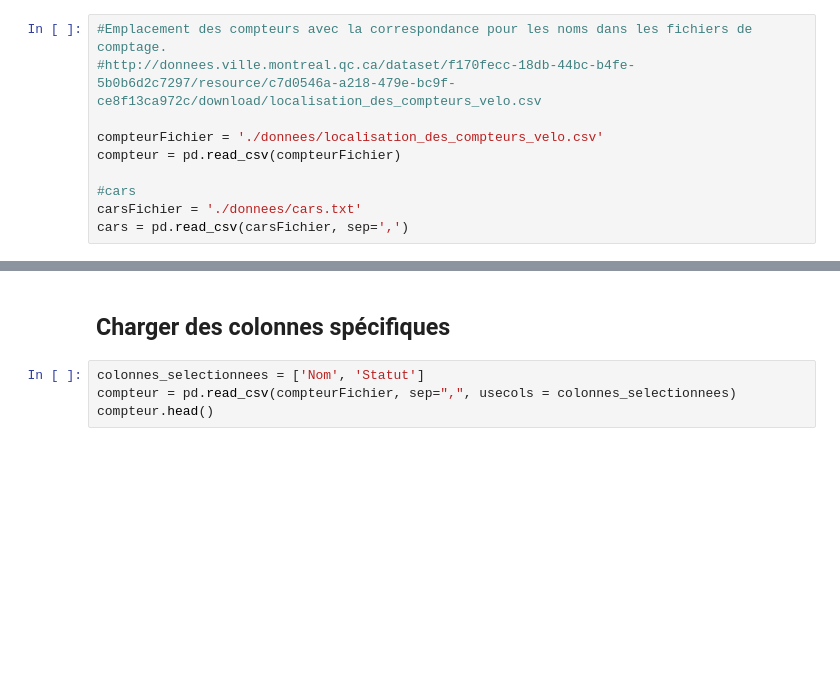
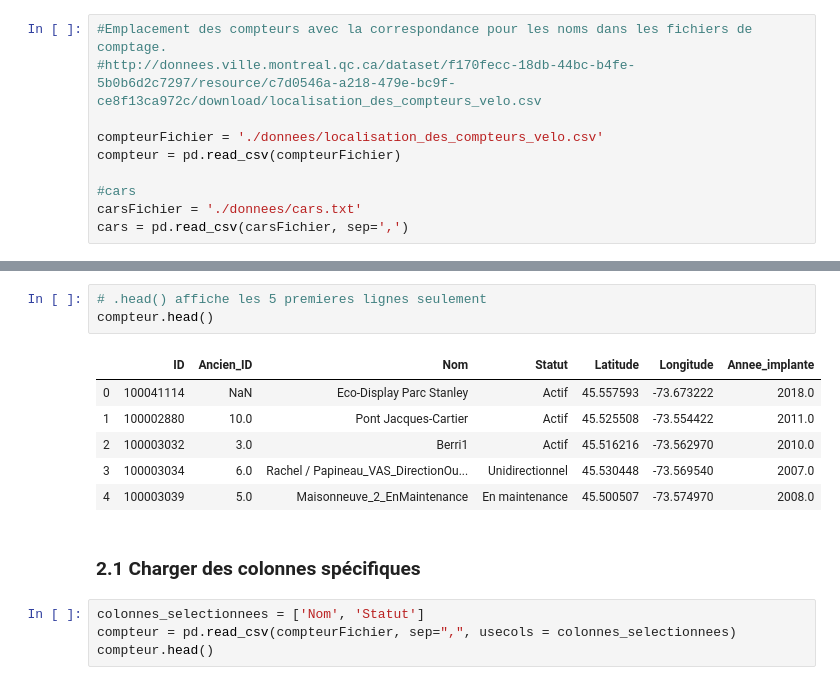
Before and after one commit to christinevaluc/faps, a Jupyter notebook: pandas-tutoriel.ipynb, the cells around one changed output, grey strips where cells are left out. Drawn from its saved outputs; the diff is of its cells as text; blank space fills up the shorter version.

```diff
--- a/pandas-tutoriel.ipynb
+++ b/pandas-tutoriel.ipynb
@@ -41,5 +24,15 @@ compteur
+# %%
+# .head() affiche les 5 premieres lignes seulement
+compteur.head()
+# %% [output]
+|  | ID | Ancien_ID | Nom | Statut | Latitude | Longitude | Annee_implante |
+| 0 | 100041114 | NaN | Eco-Display Parc Stanley | Actif | 45.557593 | -73.673222 | 2018.0 |
+| 1 | 100002880 | 10.0 | Pont Jacques-Cartier | Actif | 45.525508 | -73.554422 | 2011.0 |
+| 2 | 100003032 | 3.0 | Berri1 | Actif | 45.516216 | -73.562970 | 2010.0 |
+| 3 | 100003034 | 6.0 | Rachel / Papineau_VAS_DirectionOu... | Unidirectionnel | 45.530448 | -73.569540 | 2007.0 |
+| 4 | 100003039 | 5.0 | Maisonneuve_2_EnMaintenance | En maintenance | 45.500507 | -73.574970 | 2008.0 |
 # %% [markdown]
-## Charger des colonnes spécifiques
+### 2.1 Charger des colonnes spécifiques
 # %%
 colonnes_selectionnees = ['Nom', 'Statut']
 compteur = pd.read_csv(compteurFichier, sep=",", usecols = colonnes_selectionnees)
```
Also changed, not shown: parts of 37 cells of this notebook.
